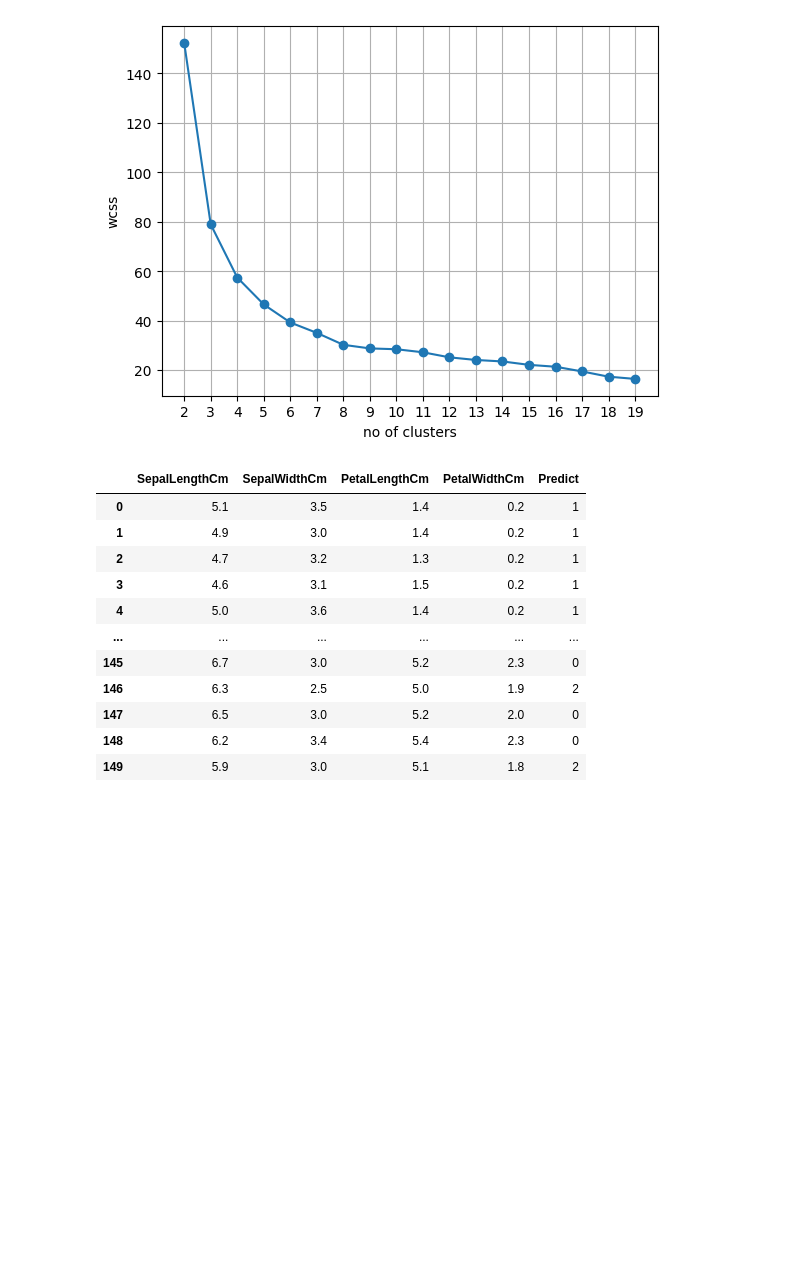
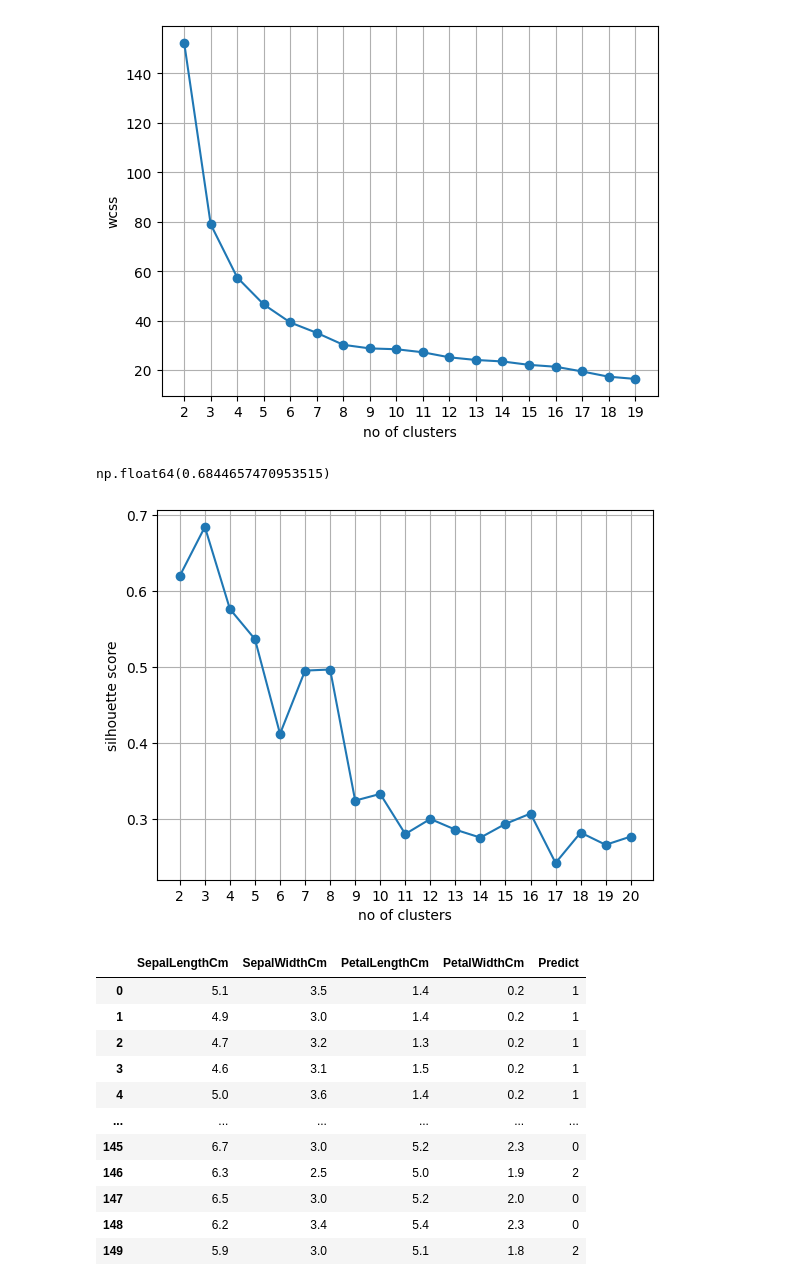
Before and after one commit to hvmt2003/Clustering-Unsupervised-Learning, a Jupyter notebook: K_Means_Clustering.ipynb, the cells around one changed output. Cells and saved outputs as stored; diff of their text form; code cells hidden in the pictures; blank space fills up the shorter version.

Commit message:
Used Silhoutte Score here

```diff
--- a/K_Means_Clustering.ipynb
+++ b/K_Means_Clustering.ipynb
@@ -63,3 +66,23 @@ plt.show()
+# %%
+silhouette_score(dataset,labels=kmn.labels_)
+# %% [output]
+np.float64(0.6844657470953515)
+# %%
+ss=[]
+no_c= [j for j in range(2,21)]
+for i in range(2,21):
+  km1=KMeans(n_clusters=i)
+  km1.fit(dataset)
+  ss.append( silhouette_score(dataset,labels=km1.labels_))
+# %%
+plt.plot(no_c,ss,marker='o')
+plt.xlabel('no of clusters')
+plt.xticks([i for i in range(2,21)])
+plt.ylabel('silhouette score')
+plt.grid()
+plt.show()
+# %% [output]
+[figure, added]
 # %%
 kmn=KMeans(n_clusters=3)
 dataset['Predict']=kmn.fit_predict(dataset)
```
Also changed, not shown: parts of 2 cells of this notebook.
